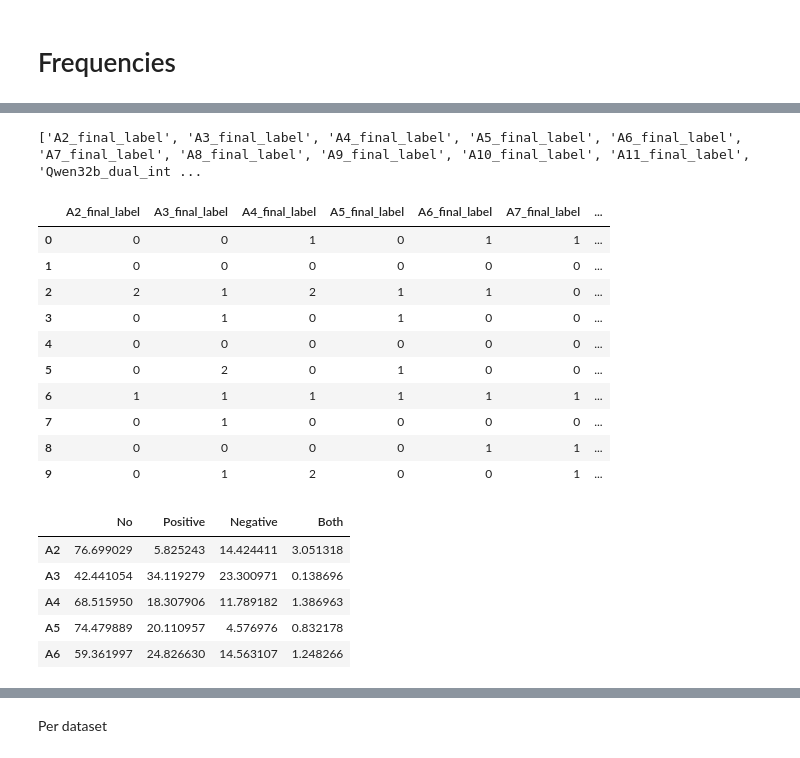
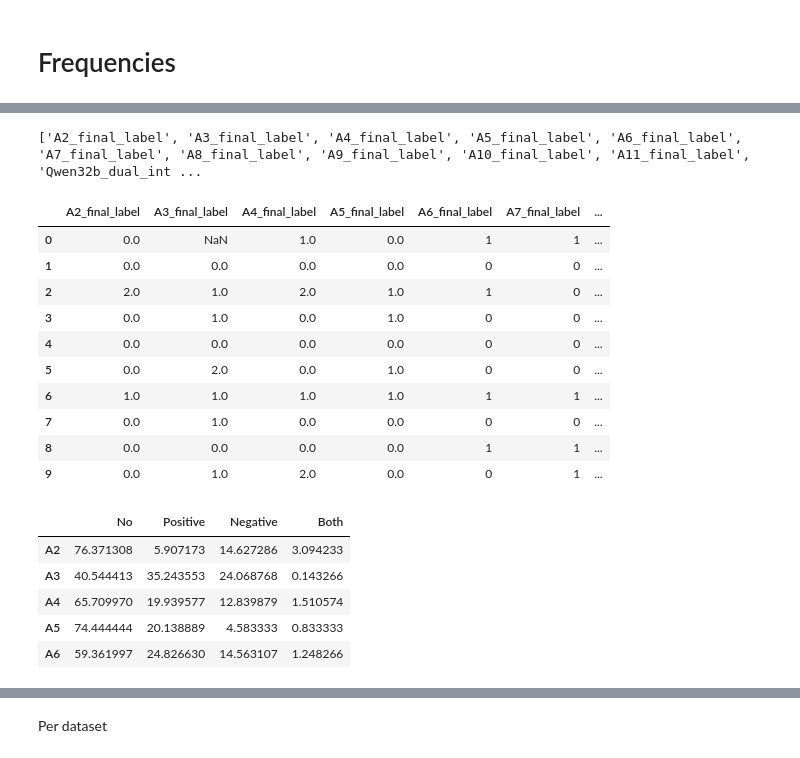
Before and after one commit to dimits-ts/interventions, a Jupyter notebook: notebooks/facilitation_supplementary_1.ipynb, the cells around one changed output, grey strips where cells are left out. Drawn from its saved outputs; the diff is of its cells as text; code cells hidden in the pictures.

```diff
--- a/notebooks/facilitation_supplementary_1.ipynb
+++ b/notebooks/facilitation_supplementary_1.ipynb
@@ -317,12 +553,18 @@ def map_labels(pos, neg, no):
     1 = Positive
     2 = Negative
     3 = Both
+    NaN = missing / not rated (all three raw scores were 0)
     """
+
+    # 0 across all three raw scores means this discussion wasn't rated for
+    # reinforcement at all (blank). Keep this as missing rather than letting
+    # it fall through to "No", which would silently inflate that category.
+    if pos == 0 and neg == 0 and no == 0:
+        return np.nan
 
     # thresholding
     pos = pos >= 3
     neg = neg >= 3
-    no  = no >= 3
 
     # both positive and negative
     if pos and neg:
@@ -336,7 +578,7 @@ def map_labels(pos, neg, no):
     if neg:
         return 2
 
-    # no reinforcement or all false
+    # no reinforcement (at least one category was rated, just below threshold)
     return 0
 
 
@@ -345,43 +587,43 @@ for ann in all_annotators:
 
     pos_col = f"{ann}_positive_reinforcement"
     neg_col = f"{ann}_negative_reinforcement"
     no_col  = f"{ann}_no_reinforcement"
 
     new_col = f"{ann}_final_label"
 
     # skip if columns don't exist
     required_cols = [pos_col, neg_col, no_col]
 
     if all(col in all_annot.columns for col in required_cols):
 
         all_annot[new_col] = all_annot.apply(
             lambda row: map_labels(
                 row[pos_col],
                 row[neg_col],
                 row[no_col]
             ),
             axis=1
         )
 
 # inspect
 final_cols = [c for c in all_annot.columns if c.endswith("_final_label")]
 
 print(final_cols)
 
 all_annot[final_cols].head(10)
 # %% [output]
 ['A2_final_label', 'A3_final_label', 'A4_final_label', 'A5_final_label', 'A6_final_label', 'A7_final_label', 'A8_final_label', 'A9_final_label', 'A10_final_label', 'A11_final_label', 'Qwen32b_dual_int ...
 |  | A2_final_label | A3_final_label | A4_final_label | A5_final_label | A6_final_label | A7_final_label | ... |
-| 0 | 0 | 0 | 1 | 0 | 1 | 1 | ... |
-| 1 | 0 | 0 | 0 | 0 | 0 | 0 | ... |
-| 2 | 2 | 1 | 2 | 1 | 1 | 0 | ... |
-| 3 | 0 | 1 | 0 | 1 | 0 | 0 | ... |
-| 4 | 0 | 0 | 0 | 0 | 0 | 0 | ... |
-| 5 | 0 | 2 | 0 | 1 | 0 | 0 | ... |
-| 6 | 1 | 1 | 1 | 1 | 1 | 1 | ... |
-| 7 | 0 | 1 | 0 | 0 | 0 | 0 | ... |
-| 8 | 0 | 0 | 0 | 0 | 1 | 1 | ... |
-| 9 | 0 | 1 | 2 | 0 | 0 | 1 | ... |
+| 0 | 0.0 | NaN | 1.0 | 0.0 | 1 | 1 | ... |
+| 1 | 0.0 | 0.0 | 0.0 | 0.0 | 0 | 0 | ... |
+| 2 | 2.0 | 1.0 | 2.0 | 1.0 | 1 | 0 | ... |
+| 3 | 0.0 | 1.0 | 0.0 | 1.0 | 0 | 0 | ... |
+| 4 | 0.0 | 0.0 | 0.0 | 0.0 | 0 | 0 | ... |
+| 5 | 0.0 | 2.0 | 0.0 | 1.0 | 0 | 0 | ... |
+| 6 | 1.0 | 1.0 | 1.0 | 1.0 | 1 | 1 | ... |
+| 7 | 0.0 | 1.0 | 0.0 | 0.0 | 0 | 0 | ... |
+| 8 | 0.0 | 0.0 | 0.0 | 0.0 | 1 | 1 | ... |
+| 9 | 0.0 | 1.0 | 2.0 | 0.0 | 0 | 1 | ... |
 # %%
 # include both human + LLM final label columns
 final_cols = [
@@ -413,9 +655,9 @@ plot_df.index = (
 plot_df.head()
 # %% [output]
 |  | No | Positive | Negative | Both |
-| A2 | 76.699029 | 5.825243 | 14.424411 | 3.051318 |
-| A3 | 42.441054 | 34.119279 | 23.300971 | 0.138696 |
-| A4 | 68.515950 | 18.307906 | 11.789182 | 1.386963 |
-| A5 | 74.479889 | 20.110957 | 4.576976 | 0.832178 |
+| A2 | 76.371308 | 5.907173 | 14.627286 | 3.094233 |
+| A3 | 40.544413 | 35.243553 | 24.068768 | 0.143266 |
+| A4 | 65.709970 | 19.939577 | 12.839879 | 1.510574 |
+| A5 | 74.444444 | 20.138889 | 4.583333 | 0.833333 |
 | A6 | 59.361997 | 24.826630 | 14.563107 | 1.248266 |
 # %%
```
Also changed, not shown: parts of 10 cells of this notebook, 1 other file.
